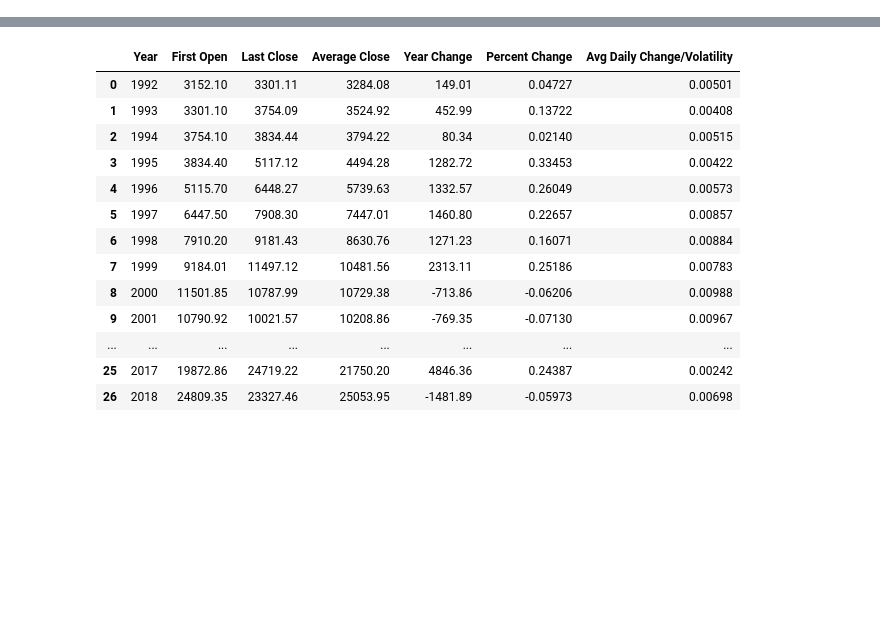
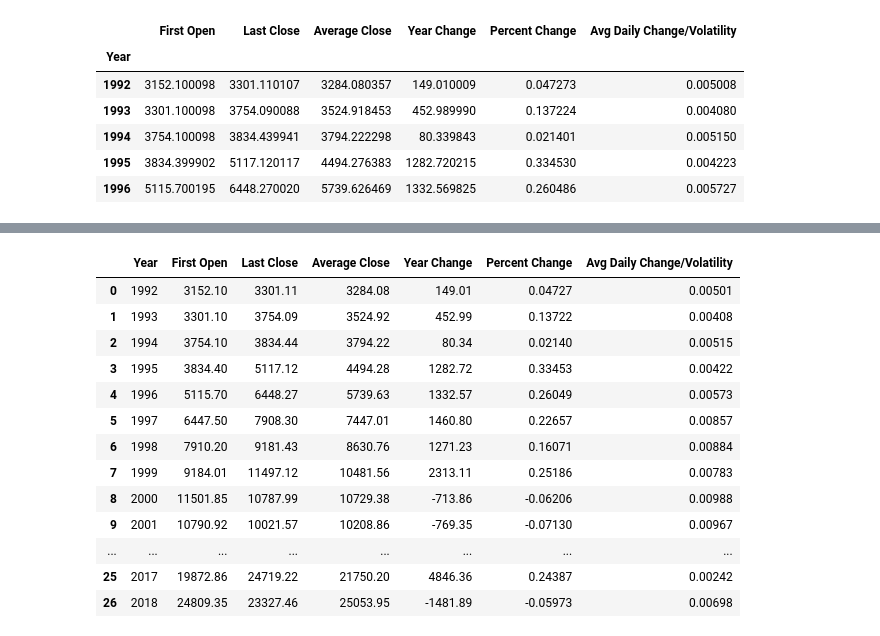
Before and after one commit to SyFlores/Crime_Victimization_and_the_Stock_Market, a Jupyter notebook: DataCleaning/Stock Data Cleaning.ipynb, the cells around one changed output, grey strips where cells are left out. Saved outputs shown, nothing was run; the diff lists cells and outputs as text; code cells hidden in the pictures; blank space fills up the shorter version.

```diff
--- a/DataCleaning/Stock Data Cleaning.ipynb
+++ b/DataCleaning/Stock Data Cleaning.ipynb
@@ -49,0 +77,18 @@ avg_change = (group_stock["Daily Change"].mean()/avg_close)
+# %%
+dowjones_df = pd.DataFrame({
+    "First Open": year_open,
+    "Last Close": year_close,
+    "Average Close": avg_close,
+    "Year Change": year_change,
+    "Percent Change": perc_change,
+    "Avg Daily Change/Volatility": avg_change
+})
+dowjones_df.head()
+# %% [output]
+|  | First Open | Last Close | Average Close | Year Change | Percent Change | Avg Daily Change/Volatility |
+| Year |  |  |  |  |  |  |
+| 1992 | 3152.100098 | 3301.110107 | 3284.080357 | 149.010009 | 0.047273 | 0.005008 |
+| 1993 | 3301.100098 | 3754.090088 | 3524.918453 | 452.989990 | 0.137224 | 0.004080 |
+| 1994 | 3754.100098 | 3834.439941 | 3794.222298 | 80.339843 | 0.021401 | 0.005150 |
+| 1995 | 3834.399902 | 5117.120117 | 4494.276383 | 1282.720215 | 0.334530 | 0.004223 |
+| 1996 | 5115.700195 | 6448.270020 | 5739.626469 | 1332.569825 | 0.260486 | 0.005727 |
```
Also changed, not shown: parts of 15 cells of this notebook, 2 other files.
